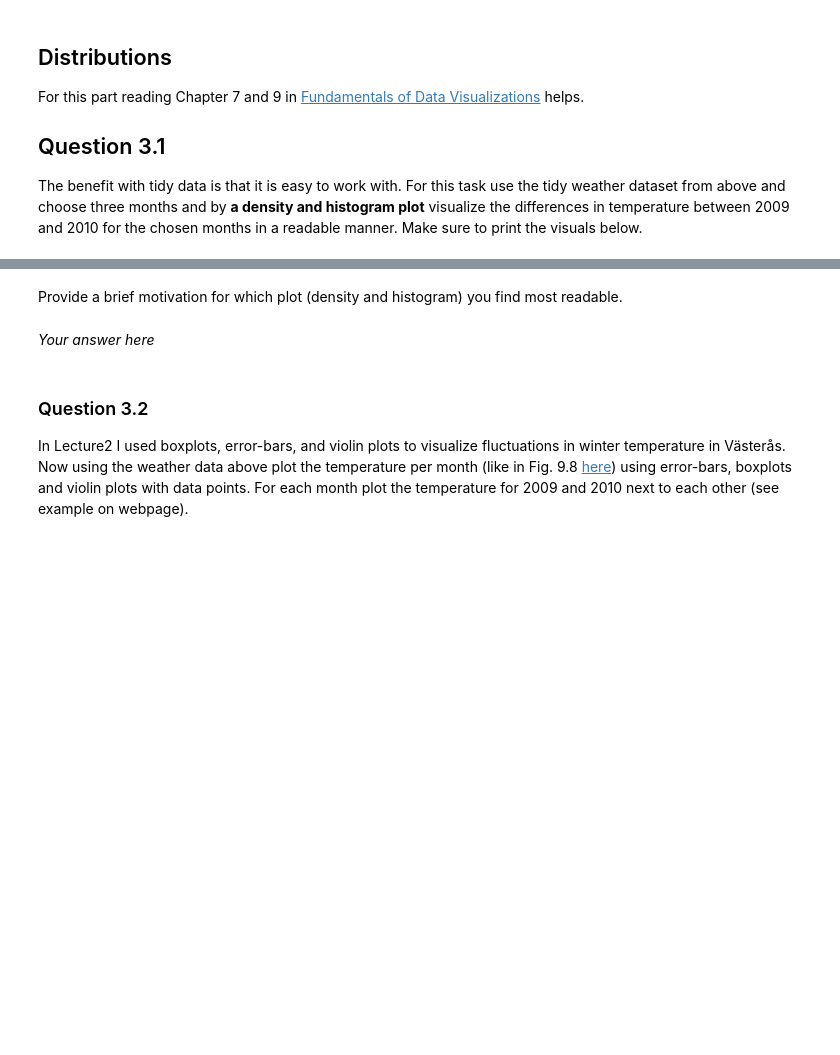
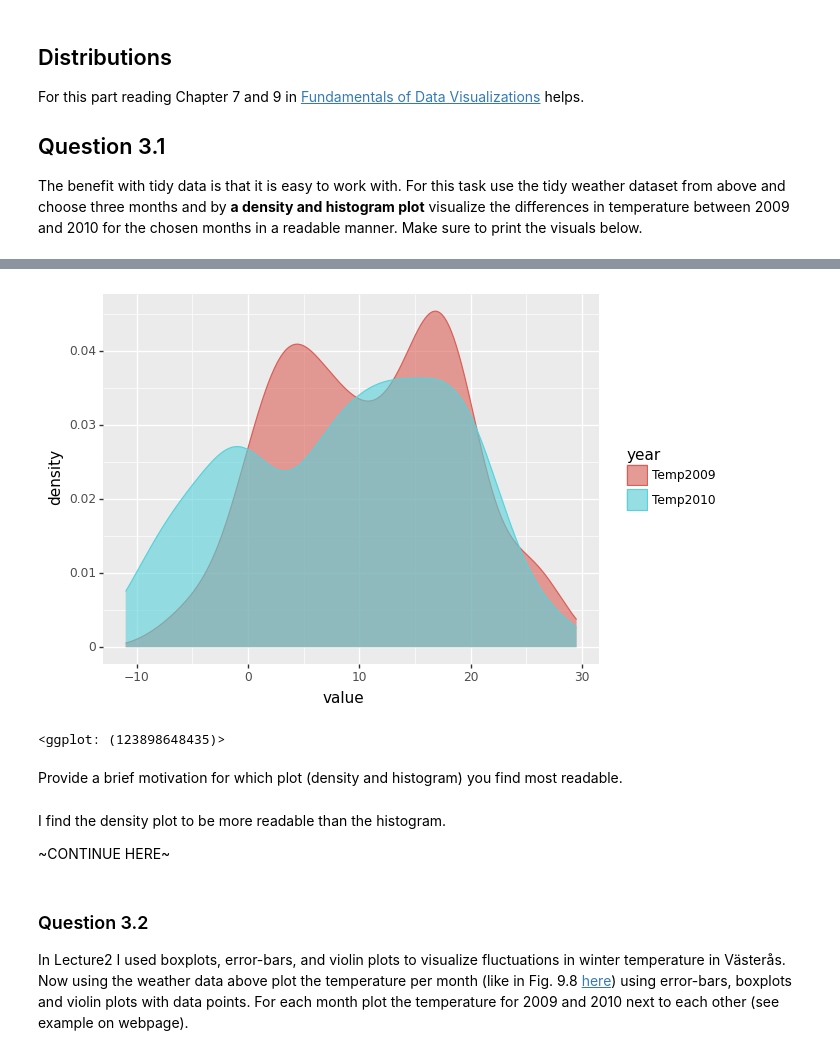
Before and after one commit to AxelEiman/SciVis, a Jupyter notebook: HW1/Homework1.ipynb, the cells around one changed output, grey strips where cells are left out. Drawn from its saved outputs; the diff is of its cells as text; code cells hidden in the pictures; blank space fills up the shorter version.

```diff
--- a/HW1/Homework1.ipynb
+++ b/HW1/Homework1.ipynb
@@ -131,4 +169,11 @@ The benefit with tidy data is that it is easy to work with. For this task use th
 # %%
-# Insert code here for histogram
+# Insert code here for density plot
 
 # Remember to print the visual
+(
+    ggplot(weather_tidy, aes(x='value', color='year', fill='year'))
+    + geom_density(alpha=0.6)
+)
+# %% [output]
+[figure, added]
+<ggplot: (123898648435)>
@@ -139,7 +180,9 @@ The benefit with tidy data is that it is easy to work with. For this task use th
 # %% [markdown]
 Provide a brief motivation for which plot (density and histogram) you find most readable.
-# %% [markdown]
-_Your answer here_
+# %% [markdown]
+I find the density plot to be more readable than the histogram.
+
+~CONTINUE HERE~
 # %% [markdown]
 ### Question 3.2
 
```
Also changed, not shown: parts of 9 cells of this notebook.
